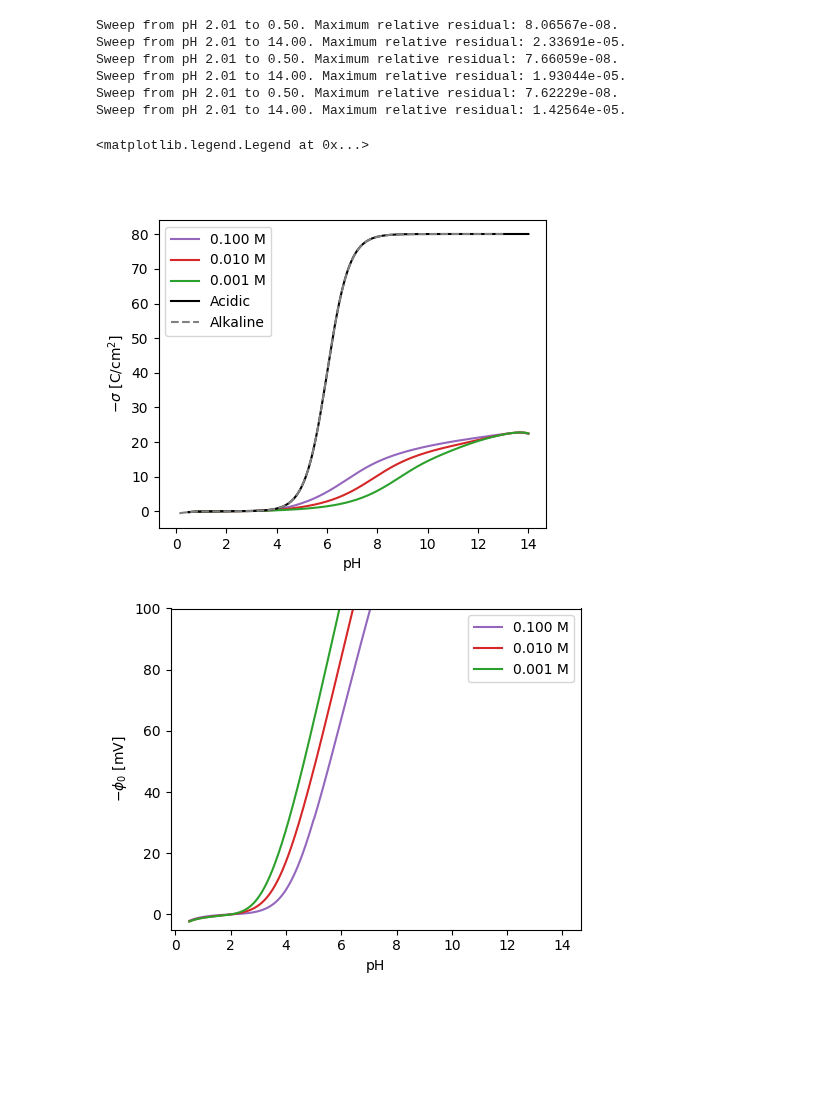
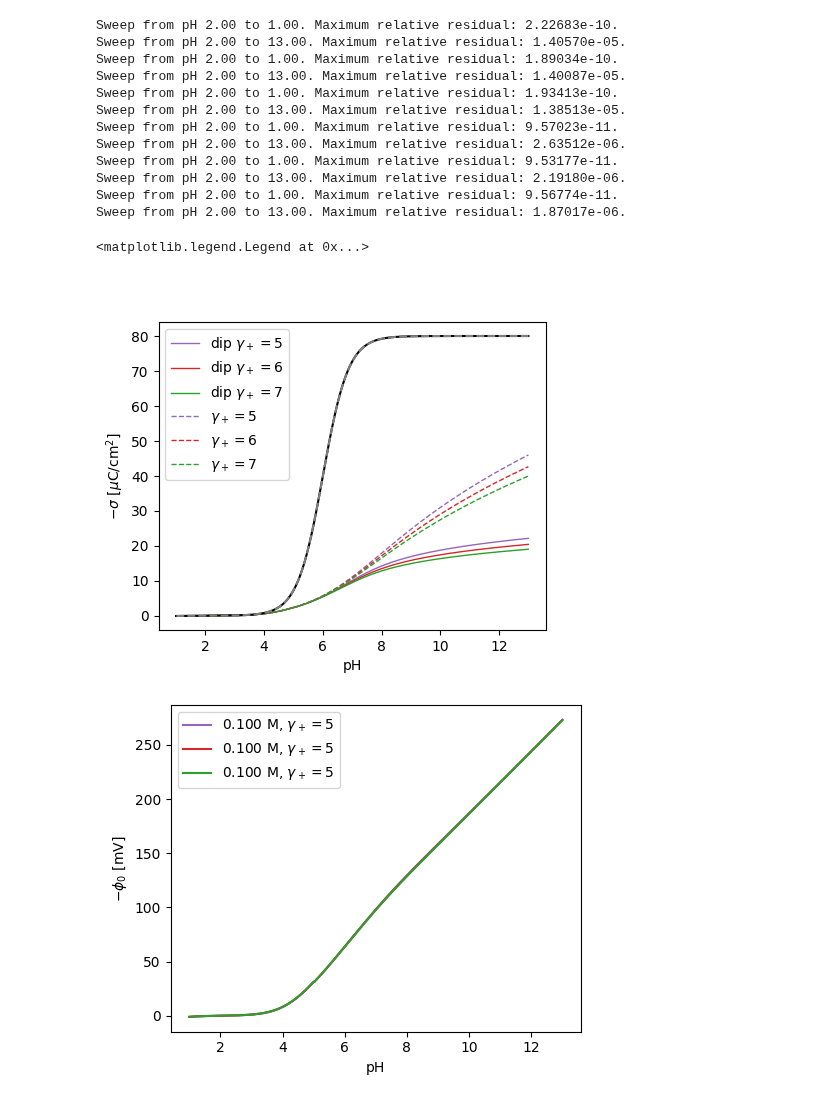
Before and after one commit to lucasdekam/frumkin, a Jupyter notebook: insulator.ipynb, the cells around one changed output. Saved outputs shown, nothing was run; the diff lists cells and outputs as text; code cells hidden in the pictures; blank space fills up the shorter version.

```diff
--- a/insulator.ipynb
+++ b/insulator.ipynb
@@ -16,0 +9,8 @@ Sweep from pH 2.00 to 6.99. Maximum relative residual: 8.69653e-06.
+# %%
+model1 = edl.ProtonLPB(1e-1, 5, 1, 1, 1)
+model2 = edl.ProtonLPB(1e-1, 6, 1, 1, 1)
+model3 = edl.ProtonLPB(1e-1, 7, 1, 1, 1)
+model1b = edl.ProtonLPB(1e-1, 5, 1, 1, 1, eps_r_opt=C.EPS_R_WATER)
+model2b = edl.ProtonLPB(1e-1, 6, 1, 1, 1, eps_r_opt=C.EPS_R_WATER)
+model3b = edl.ProtonLPB(1e-1, 7, 1, 1, 1, eps_r_opt=C.EPS_R_WATER)
+ins_sol = model1.spatial_profiles_ins(p_h=13, tol=1e-2)
@@ -25,61 +27,70 @@ plt.show()
 # %%
-p_h = np.linspace(0.5, 14, 700)
+p_h = np.linspace(1, 13, 700)
 sweep_sol1 = model1.sweep_ins(p_h, tol=1e-2)
-# sweep_sol1b = model1b.sweep_ins(p_h, tol=1e-1)
 sweep_sol2 = model2.sweep_ins(p_h, tol=1e-2)
 sweep_sol3 = model3.sweep_ins(p_h, tol=1e-2)
+sweep_sol1b = model1b.sweep_ins(p_h, tol=1e-2)
+sweep_sol2b = model2b.sweep_ins(p_h, tol=1e-2)
+sweep_sol3b = model3b.sweep_ins(p_h, tol=1e-2)
 # %% [output]
-Sweep from pH 2.01 to 0.50. Maximum relative residual: 8.06567e-08.
-Sweep from pH 2.01 to 14.00. Maximum relative residual: 2.33691e-05.
-Sweep from pH 2.01 to 0.50. Maximum relative residual: 7.66059e-08.
-Sweep from pH 2.01 to 14.00. Maximum relative residual: 1.93044e-05.
-Sweep from pH 2.01 to 0.50. Maximum relative residual: 7.62229e-08.
-Sweep from pH 2.01 to 14.00. Maximum relative residual: 1.42564e-05.
+Sweep from pH 2.00 to 1.00. Maximum relative residual: 2.22683e-10.
+Sweep from pH 2.00 to 13.00. Maximum relative residual: 1.40570e-05.
+Sweep from pH 2.00 to 1.00. Maximum relative residual: 1.89034e-10.
+Sweep from pH 2.00 to 13.00. Maximum relative residual: 1.40087e-05.
+Sweep from pH 2.00 to 1.00. Maximum relative residual: 1.93413e-10.
+Sweep from pH 2.00 to 13.00. Maximum relative residual: 1.38513e-05.
+Sweep from pH 2.00 to 1.00. Maximum relative residual: 9.57023e-11.
+Sweep from pH 2.00 to 13.00. Maximum relative residual: 2.63512e-06.
+Sweep from pH 2.00 to 1.00. Maximum relative residual: 9.53177e-11.
+Sweep from pH 2.00 to 13.00. Maximum relative residual: 2.19180e-06.
+Sweep from pH 2.00 to 1.00. Maximum relative residual: 9.56774e-11.
+Sweep from pH 2.00 to 13.00. Maximum relative residual: 1.87017e-06.
 # %%
 plt.close()
 fig, ax = plt.subplots(figsize=(5,4))
 
-ax.plot(p_h, -sweep_sol1.charge * 1e2, color='tab:purple', label=f'{1e-1:.3f} M')
-# ax.plot(p_h, -sweep_sol1b.charge * 1e2, '--', color='tab:purple', label=f'{1e-1:.3f}b M')
-ax.plot(p_h, -sweep_sol2.charge * 1e2, color='tab:red', label=f'{1e-2:.3f} M')
-ax.plot(p_h, -sweep_sol3.charge * 1e2, color='tab:green', label=f'{1e-3:.3f} M')
+ax.plot(p_h, -sweep_sol1.charge * 1e2, color='tab:purple', label=rf'dip $\gamma_+=5$', linewidth=1)
+ax.plot(p_h, -sweep_sol2.charge * 1e2, color='tab:red', label=f'dip $\gamma_+=6$', linewidth=1)
+ax.plot(p_h, -sweep_sol3.charge * 1e2, color='tab:green', label=f'dip $\gamma_+=7$', linewidth=1)
+ax.plot(p_h, -sweep_sol1b.charge * 1e2, '--', color='tab:purple', label=f'$\gamma_+=5$', linewidth=1)
+ax.plot(p_h, -sweep_sol2b.charge * 1e2, '--', color='tab:red', label=f'$\gamma_+=6$', linewidth=1)
+ax.plot(p_h, -sweep_sol3b.charge * 1e2, '--', color='tab:green', label=f'$\gamma_+=7$', linewidth=1)
 
 c_h = 10 ** (-p_h)
 sigma = C.E_0 * C.N_SITES_SILICA \
             * (c_h**2 - C.K_SILICA_A * C.K_SILICA_B) \
             / (C.K_SILICA_A * C.K_SILICA_B + C.K_SILICA_B * c_h + c_h**2)
-ax.plot(p_h, -sigma * 1e2, color='black', label=f'Acidic')
+ax.plot(p_h, -sigma * 1e2, color='black')
 
-p_oh = np.linspace(1, 14, 100)
+p_oh = np.linspace(1, 13, 100)
 c_oh = 10 ** (-p_oh)
 sigma2 = - C.E_0 * C.N_SITES_SILICA \
             * (c_oh**2 - C.K_WATER ** 2 / (C.K_SILICA_A * C.K_SILICA_B)) \
             / (C.K_WATER ** 2 / (C.K_SILICA_A * C.K_SILICA_B) + C.K_WATER/C.K_SILICA_A * c_oh + c_oh**2)
-ax.plot(14 - p_oh, -sigma2 * 1e2, '--', color='gray', label=f'Alkaline')
+ax.plot(14 - p_oh, -sigma2 * 1e2, '--', color='gray')
 
-ax.set_ylabel(r'$-\sigma$ [C/cm$^2$]')
+ax.set_ylabel(r'$-\sigma$ [$\mu$C/cm$^2$]')
 ax.set_xlabel('pH')
 
 ax.legend()
 # %% [output]
 <matplotlib.legend.Legend at 0x...>
-[figure, old version]
+[figure, new version]
 # %%
 fig, ax = plt.subplots(figsize=(5,4))
 
-ax.plot(p_h, -sweep_sol1.phi * 1e3, color='tab:purple', label=f'{1e-1:.3f} M')
-# ax.plot(p_h, -sweep_sol1b.phi * 1e3, '--', color='tab:purple', label=f'{1e-1:.3f}b M')
-ax.plot(p_h, -sweep_sol2.phi * 1e3, color='tab:red', label=f'{1e-2:.3f} M')
-ax.plot(p_h, -sweep_sol3.phi * 1e3, color='tab:green', label=f'{1e-3:.3f} M')
+ax.plot(p_h, -sweep_sol1.phi * 1e3, color='tab:purple', label=rf'{1e-1:.3f} M, $\gamma_+=5$')
+ax.plot(p_h, -sweep_sol2.phi * 1e3, color='tab:red', label=rf'{1e-1:.3f} M, $\gamma_+=5$')
+ax.plot(p_h, -sweep_sol3.phi * 1e3, color='tab:green', label=rf'{1e-1:.3f} M, $\gamma_+=5$')
 
-ax.set_ylim([-5, 100])
+# ax.set_ylim([-5, 100])
 # ax.set_xlim([1, 5])
 ax.set_ylabel(r'$-\phi_0$ [mV]')
 ax.set_xlabel('pH')
 ax.legend()
 plt.tight_layout()
 # %% [output]
-[figure, old version]
+[figure, new version]
 # %%
 fig, ax = plt.subplots(figsize=(5,4))
 
```
Also changed, not shown: parts of 4 cells of this notebook, 1 other file.
